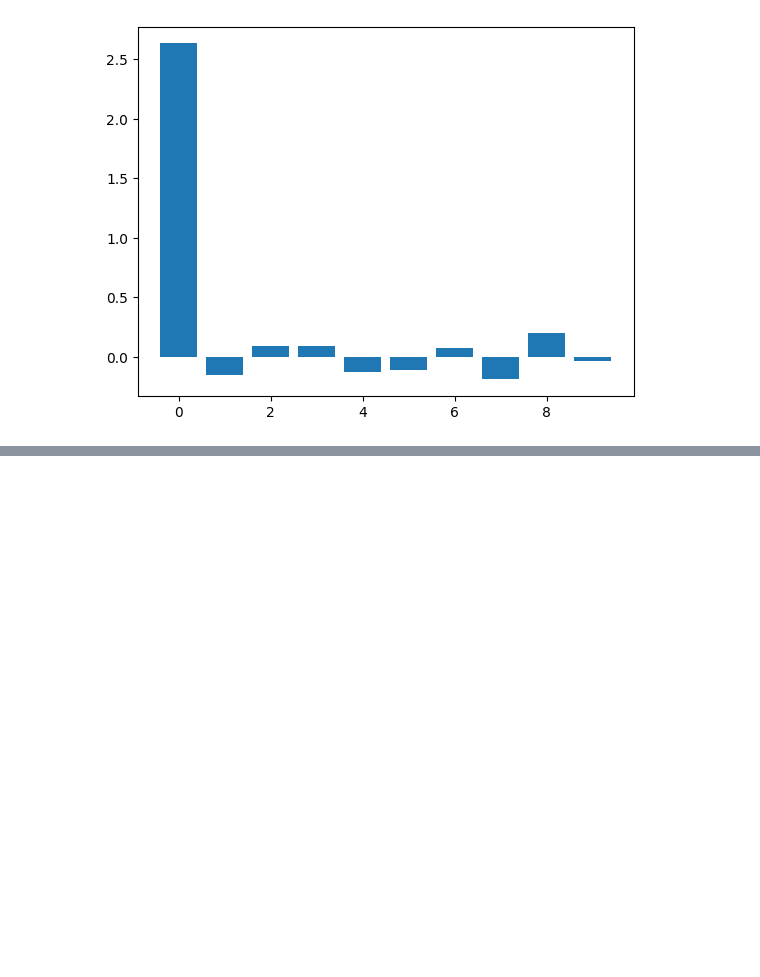
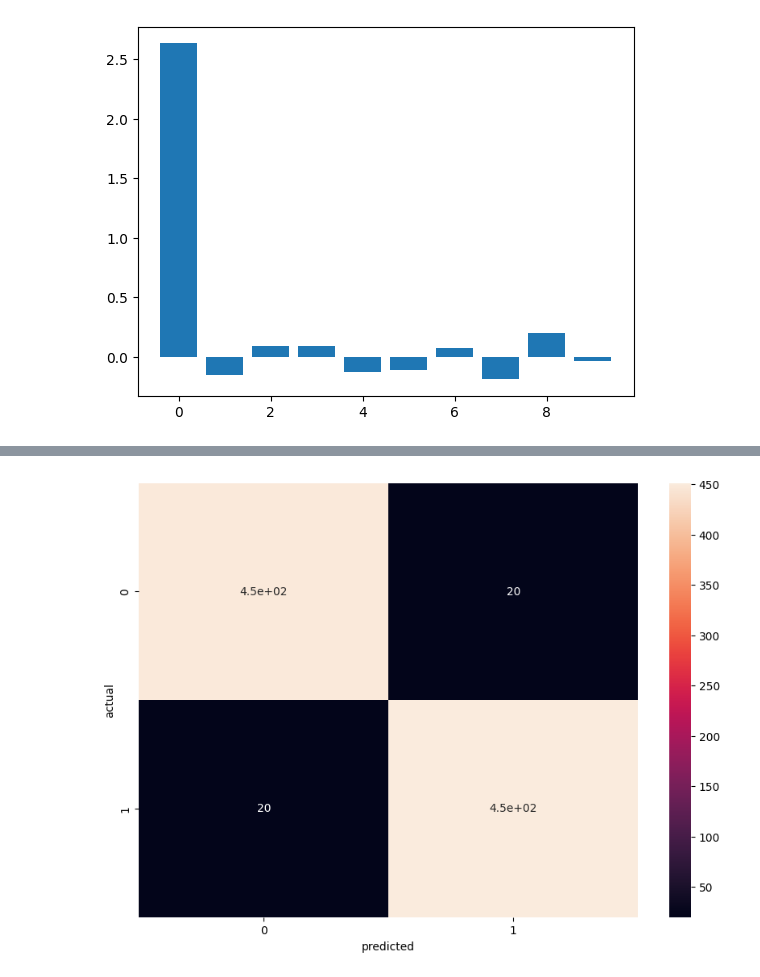
Before and after one commit to InspectorGoole/ML-project, a Jupyter notebook: detect.ipynb, the cells around one changed output, grey strips where cells are left out. Saved outputs shown, nothing was run; the diff lists cells and outputs as text; code cells hidden in the pictures; blank space fills up the shorter version.

```diff
--- a/detect.ipynb
+++ b/detect.ipynb
@@ -626,3 +629,6 @@ Feature: 7, Score: -0.18979
 Feature: 8, Score: 0.20435
 Feature: 9, Score: -0.03145
 [figure]
+# %%
+DT = tree.DecisionTreeClassifier()
+DT.fit(X_train, y_train)
@@ -628,0 +637,3 @@ Feature: 9, Score: -0.03145
+# %%
+DT_pred = DT.predict(X_test)
+DT_pred[:5]
@@ -628,0 +668,10 @@ Feature: 9, Score: -0.03145
+# %%
+cm = confusion_matrix(DT_pred, y_test)
+plt.figure(figsize=(10, 7))
+
+sns.heatmap(cm, annot=True)
+plt.xlabel('predicted')
+plt.ylabel('actual')
+plt.show()
+# %% [output]
+[figure, added]
```
Also changed, not shown: parts of 8 cells of this notebook.
